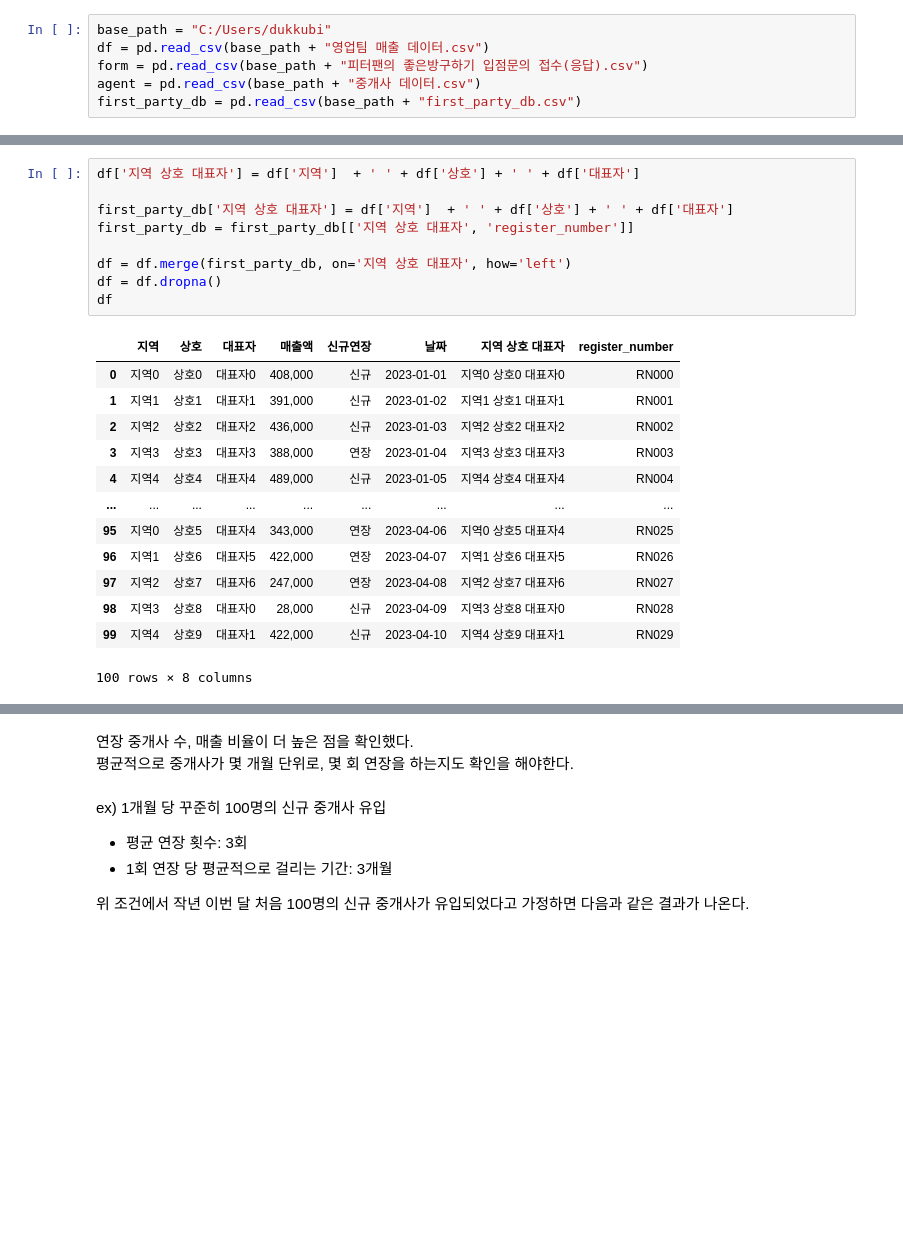
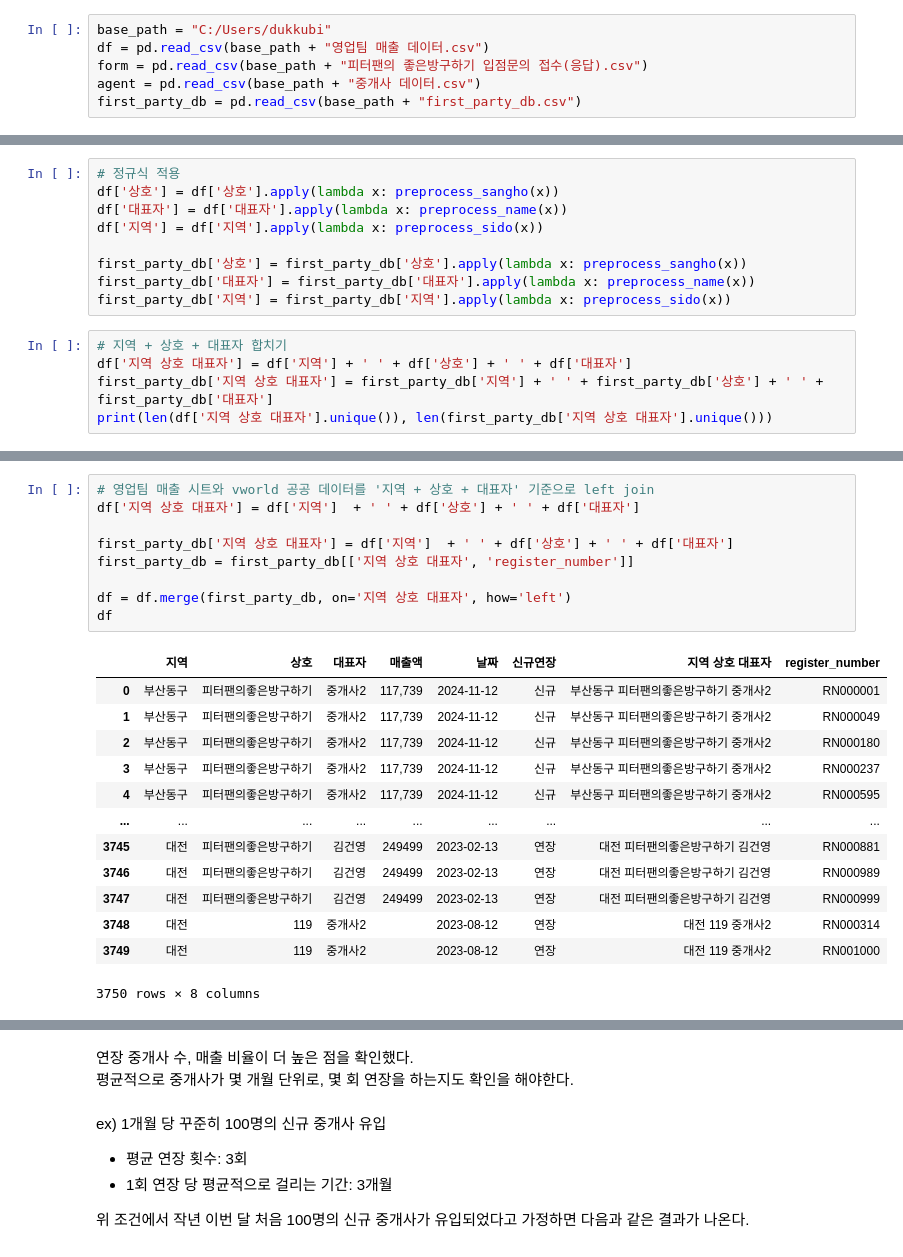
Before and after one commit to kunyoungkim/portfolio, a Jupyter notebook: event_taxonomy/sales_analysis.ipynb, the cells around one changed output, grey strips where cells are left out. Saved outputs shown, nothing was run; the diff lists cells and outputs as text; blank space fills up the shorter version.

Commit message:
add example data and preprocessing

```diff
--- a/event_taxonomy/sales_analysis.ipynb
+++ b/event_taxonomy/sales_analysis.ipynb
@@ -41,0 +218,14 @@ first_party_db = pd.DataFrame(first_party_data)
+# %%
+# 정규식 적용
+df['상호'] = df['상호'].apply(lambda x: preprocess_sangho(x))
+df['대표자'] = df['대표자'].apply(lambda x: preprocess_name(x))
+df['지역'] = df['지역'].apply(lambda x: preprocess_sido(x))
+
+first_party_db['상호'] = first_party_db['상호'].apply(lambda x: preprocess_sangho(x))
+first_party_db['대표자'] = first_party_db['대표자'].apply(lambda x: preprocess_name(x))
+first_party_db['지역'] = first_party_db['지역'].apply(lambda x: preprocess_sido(x))
+# %%
+# 지역 + 상호 + 대표자 합치기
+df['지역 상호 대표자'] = df['지역'] + ' ' + df['상호'] + ' ' + df['대표자']
+first_party_db['지역 상호 대표자'] = first_party_db['지역'] + ' ' + first_party_db['상호'] + ' ' + first_party_db['대표자']
+print(len(df['지역 상호 대표자'].unique()), len(first_party_db['지역 상호 대표자'].unique()))
@@ -42,23 +241,23 @@ first_party_db = pd.DataFrame(first_party_data)
 # %%
+# 영업팀 매출 시트와 vworld 공공 데이터를 '지역 + 상호 + 대표자' 기준으로 left join
 df['지역 상호 대표자'] = df['지역']  + ' ' + df['상호'] + ' ' + df['대표자']
 
 first_party_db['지역 상호 대표자'] = df['지역']  + ' ' + df['상호'] + ' ' + df['대표자']
 first_party_db = first_party_db[['지역 상호 대표자', 'register_number']]
 
 df = df.merge(first_party_db, on='지역 상호 대표자', how='left')
-df = df.dropna()
 df
 # %% [output]
-|  | 지역 | 상호 | 대표자 | 매출액 | 신규연장 | 날짜 | 지역 상호 대표자 | register_number |
-| 0 | 지역0 | 상호0 | 대표자0 | 408,000 | 신규 | 2023-01-01 | 지역0 상호0 대표자0 | RN000 |
-| 1 | 지역1 | 상호1 | 대표자1 | 391,000 | 신규 | 2023-01-02 | 지역1 상호1 대표자1 | RN001 |
-| 2 | 지역2 | 상호2 | 대표자2 | 436,000 | 신규 | 2023-01-03 | 지역2 상호2 대표자2 | RN002 |
-| 3 | 지역3 | 상호3 | 대표자3 | 388,000 | 연장 | 2023-01-04 | 지역3 상호3 대표자3 | RN003 |
-| 4 | 지역4 | 상호4 | 대표자4 | 489,000 | 신규 | 2023-01-05 | 지역4 상호4 대표자4 | RN004 |
+|  | 지역 | 상호 | 대표자 | 매출액 | 날짜 | 신규연장 | 지역 상호 대표자 | register_number |
+| 0 | 부산동구 | 피터팬의좋은방구하기 | 중개사2 | 117,739 | 2024-11-12 | 신규 | 부산동구 피터팬의좋은방구하기 중개사2 | RN000001 |
+| 1 | 부산동구 | 피터팬의좋은방구하기 | 중개사2 | 117,739 | 2024-11-12 | 신규 | 부산동구 피터팬의좋은방구하기 중개사2 | RN000049 |
+| 2 | 부산동구 | 피터팬의좋은방구하기 | 중개사2 | 117,739 | 2024-11-12 | 신규 | 부산동구 피터팬의좋은방구하기 중개사2 | RN000180 |
+| 3 | 부산동구 | 피터팬의좋은방구하기 | 중개사2 | 117,739 | 2024-11-12 | 신규 | 부산동구 피터팬의좋은방구하기 중개사2 | RN000237 |
+| 4 | 부산동구 | 피터팬의좋은방구하기 | 중개사2 | 117,739 | 2024-11-12 | 신규 | 부산동구 피터팬의좋은방구하기 중개사2 | RN000595 |
 | ... | ... | ... | ... | ... | ... | ... | ... | ... |
-| 95 | 지역0 | 상호5 | 대표자4 | 343,000 | 연장 | 2023-04-06 | 지역0 상호5 대표자4 | RN025 |
-| 96 | 지역1 | 상호6 | 대표자5 | 422,000 | 연장 | 2023-04-07 | 지역1 상호6 대표자5 | RN026 |
-| 97 | 지역2 | 상호7 | 대표자6 | 247,000 | 연장 | 2023-04-08 | 지역2 상호7 대표자6 | RN027 |
-| 98 | 지역3 | 상호8 | 대표자0 | 28,000 | 신규 | 2023-04-09 | 지역3 상호8 대표자0 | RN028 |
-| 99 | 지역4 | 상호9 | 대표자1 | 422,000 | 신규 | 2023-04-10 | 지역4 상호9 대표자1 | RN029 |
+| 3745 | 대전 | 피터팬의좋은방구하기 | 김건영 | 249499 | 2023-02-13 | 연장 | 대전 피터팬의좋은방구하기 김건영 | RN000881 |
+| 3746 | 대전 | 피터팬의좋은방구하기 | 김건영 | 249499 | 2023-02-13 | 연장 | 대전 피터팬의좋은방구하기 김건영 | RN000989 |
+| 3747 | 대전 | 피터팬의좋은방구하기 | 김건영 | 249499 | 2023-02-13 | 연장 | 대전 피터팬의좋은방구하기 김건영 | RN000999 |
+| 3748 | 대전 | 119 | 중개사2 |  | 2023-08-12 | 연장 | 대전 119 중개사2 | RN000314 |
+| 3749 | 대전 | 119 | 중개사2 |  | 2023-08-12 | 연장 | 대전 119 중개사2 | RN001000 |
-100 rows × 8 columns
+3750 rows × 8 columns
```
Also changed, not shown: parts of 33 cells of this notebook.
